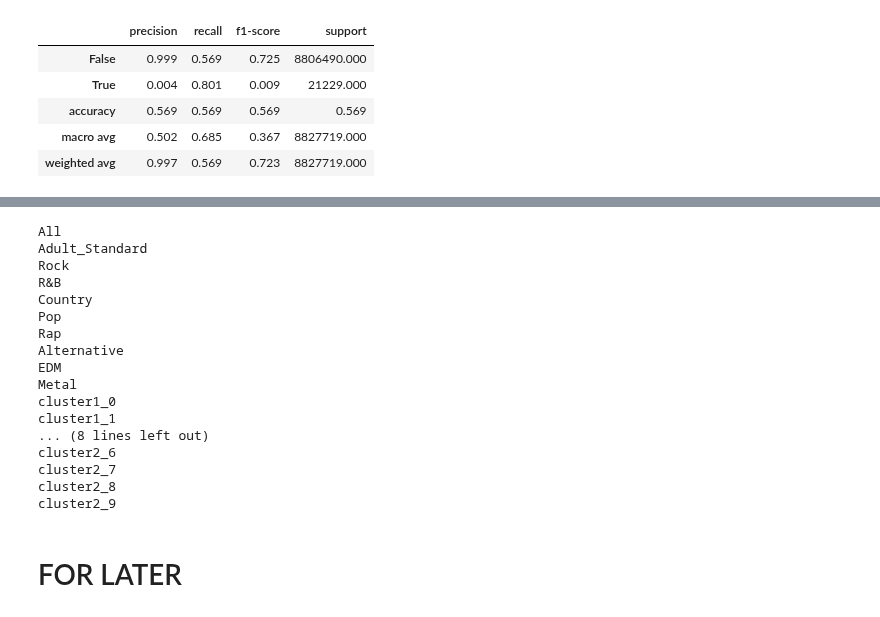
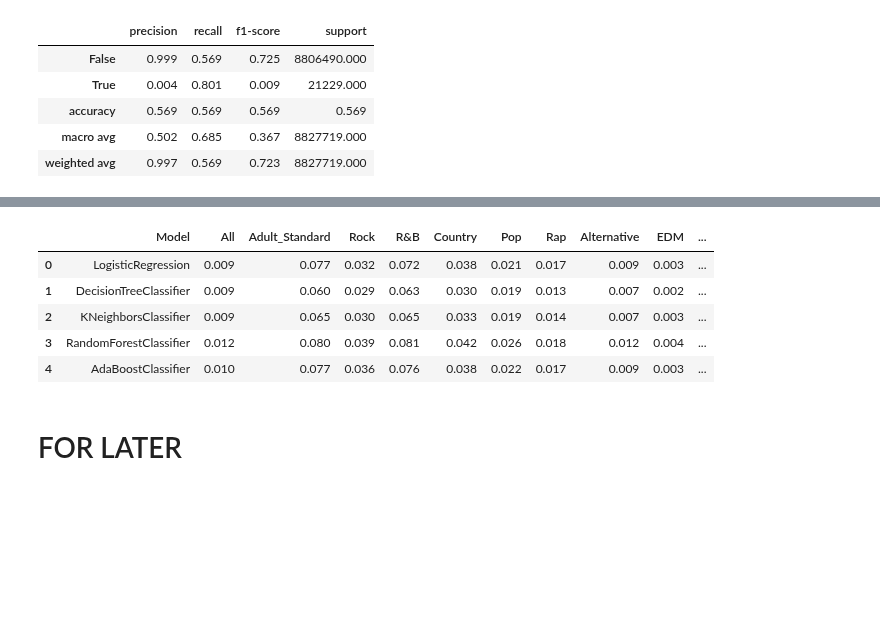
Before and after one commit to KevinCarr42/Billboard-100-Audio-Feature-Analytics, a Jupyter notebook: Kevin 820 5. Classification.ipynb, the cells around one changed output, grey strips where cells are left out. Saved outputs shown, nothing was run; the diff lists cells and outputs as text; code cells hidden in the pictures; blank space fills up the shorter version.

Commit message:
looking at default results

```diff
--- a/Kevin 820 5. Classification.ipynb
+++ b/Kevin 820 5. Classification.ipynb
@@ -536,9 +480,12 @@ pd.DataFrame(default_results['LogisticRegression']['All'][1]).T
 | macro avg | 0.502 | 0.685 | 0.367 | 8827719.000 |
 | weighted avg | 0.997 | 0.569 | 0.723 | 8827719.000 |
 # %%
+output_ = []
+
 for algo in ML_algorithms:
     algo_ = str(algo())[:-2]
-    print(name_)
+    temp_ = [algo_]
     for cluster in cluster_keys:
         f1_ = default_results[algo_][cluster][1]['True']['f1-score']
-        print(f'{cluster}: {f1_:.3f}')
+        temp_.append(f1_)
+    output_.append(temp_)
@@ -564,24 +492,12 @@ KeyError: 'KNeighborsClassifier'
-# %%
-for cluster in cluster_keys:
-    print(cluster)
-# %% [output]
-All
-Adult_Standard
-Rock
-R&B
-Country
-Pop
-Rap
-Alternative
-EDM
-Metal
-cluster1_0
-cluster1_1
-... (8 lines left out)
-cluster2_6
-cluster2_7
-cluster2_8
-cluster2_9
+# %%
+pd.DataFrame(output_, columns=['Model']+list(default_results['LogisticRegression'].keys()))
+# %% [output]
+|  | Model | All | Adult_Standard | Rock | R&B | Country | Pop | Rap | Alternative | EDM | ... |
+| 0 | LogisticRegression | 0.009 | 0.077 | 0.032 | 0.072 | 0.038 | 0.021 | 0.017 | 0.009 | 0.003 | ... |
+| 1 | DecisionTreeClassifier | 0.009 | 0.060 | 0.029 | 0.063 | 0.030 | 0.019 | 0.013 | 0.007 | 0.002 | ... |
+| 2 | KNeighborsClassifier | 0.009 | 0.065 | 0.030 | 0.065 | 0.033 | 0.019 | 0.014 | 0.007 | 0.003 | ... |
+| 3 | RandomForestClassifier | 0.012 | 0.080 | 0.039 | 0.081 | 0.042 | 0.026 | 0.018 | 0.012 | 0.004 | ... |
+| 4 | AdaBoostClassifier | 0.010 | 0.077 | 0.036 | 0.076 | 0.038 | 0.022 | 0.017 | 0.009 | 0.003 | ... |
 # %% [markdown]
 # FOR LATER
 # %%
```
Also changed, not shown: parts of 4 cells of this notebook, 1 other file.
